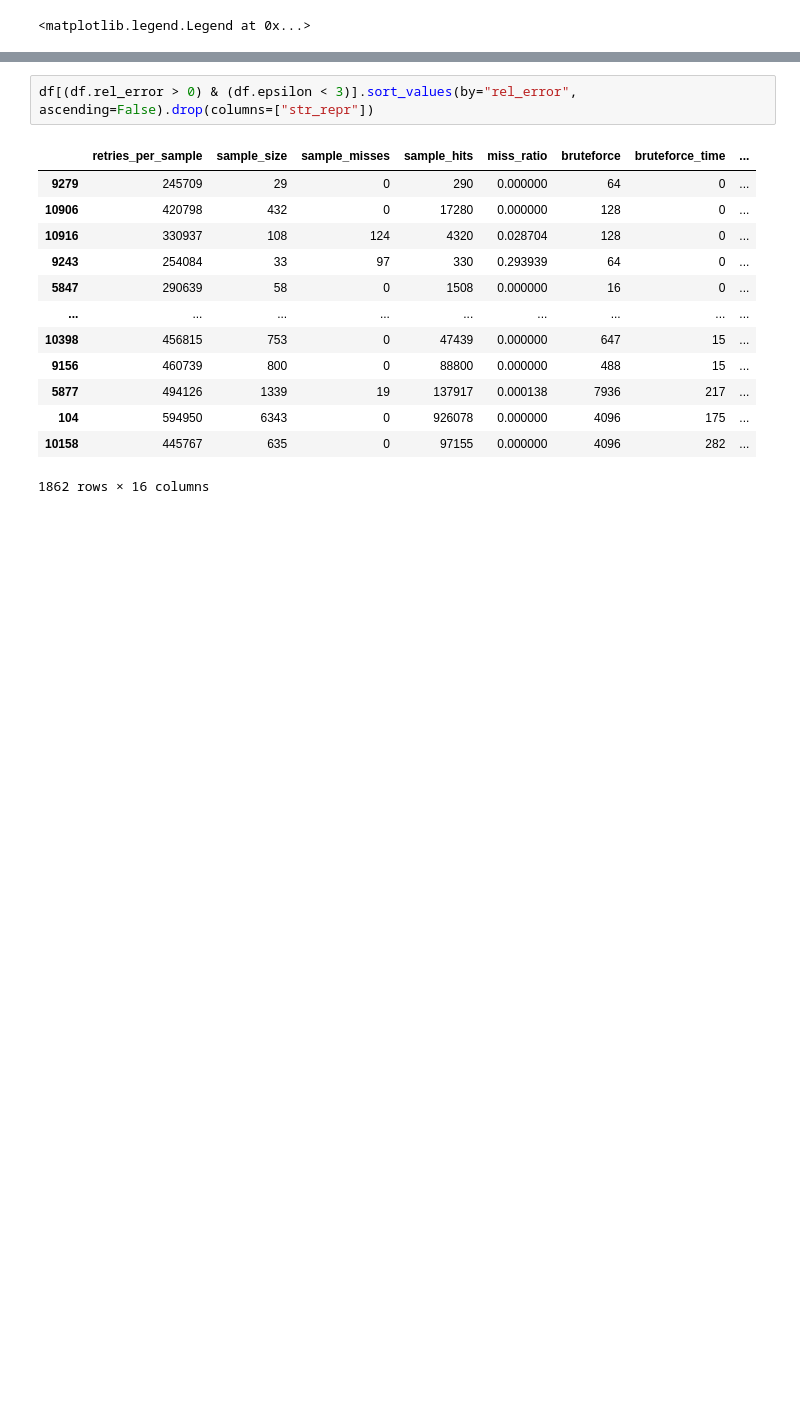
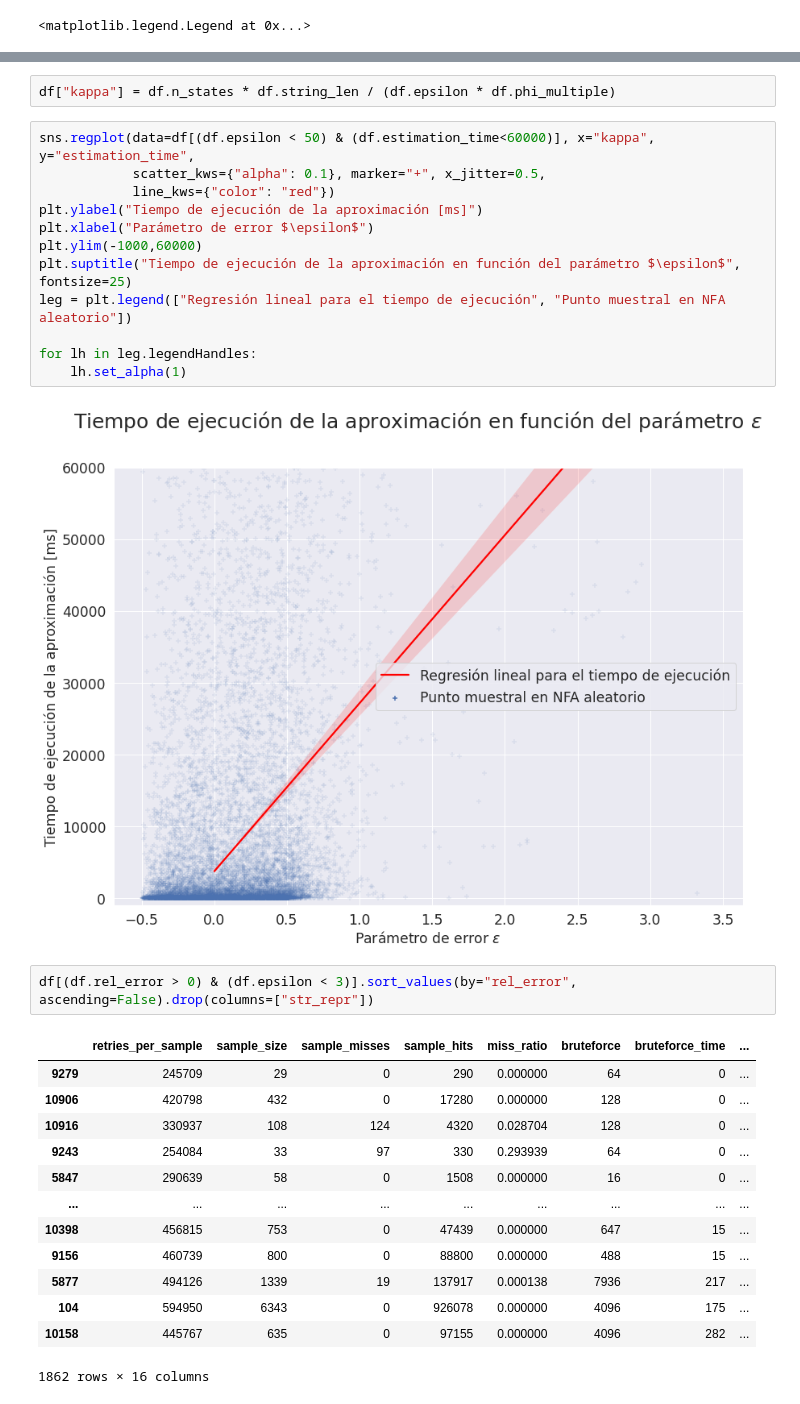
Before and after one commit to viantirreau/count-nfa, a Jupyter notebook: cpp_bindings.ipynb, the cells around one changed output, grey strips where cells are left out. Cells and saved outputs as stored; diff of their text form; blank space fills up the shorter version.

```diff
--- a/cpp_bindings.ipynb
+++ b/cpp_bindings.ipynb
@@ -132,3 +170,19 @@ plt.legend(*sc.legend_elements(), bbox_to_anchor=(0.18, 0.95), loc=0)
+# %%
+df["kappa"] = df.n_states * df.string_len / (df.epsilon * df.phi_multiple)
+# %%
+sns.regplot(data=df[(df.epsilon < 50) & (df.estimation_time<60000)], x="kappa", y="estimation_time",
+            scatter_kws={"alpha": 0.1}, marker="+", x_jitter=0.5,
+            line_kws={"color": "red"})
+plt.ylabel("Tiempo de ejecución de la aproximación [ms]")
+plt.xlabel("Parámetro de error $\epsilon$")
+plt.ylim(-1000,60000)
+plt.suptitle("Tiempo de ejecución de la aproximación en función del parámetro $\epsilon$", fontsize=25)
+leg = plt.legend(["Regresión lineal para el tiempo de ejecución", "Punto muestral en NFA aleatorio"])
+
+for lh in leg.legendHandles:
+    lh.set_alpha(1)
+# %% [output]
+[figure, added]
 # %%
 df[(df.rel_error > 0) & (df.epsilon < 3)].sort_values(by="rel_error", ascending=False).drop(columns=["str_repr"])
 # %% [output]
```
Also changed, not shown: parts of 12 cells of this notebook, 1 other file.
